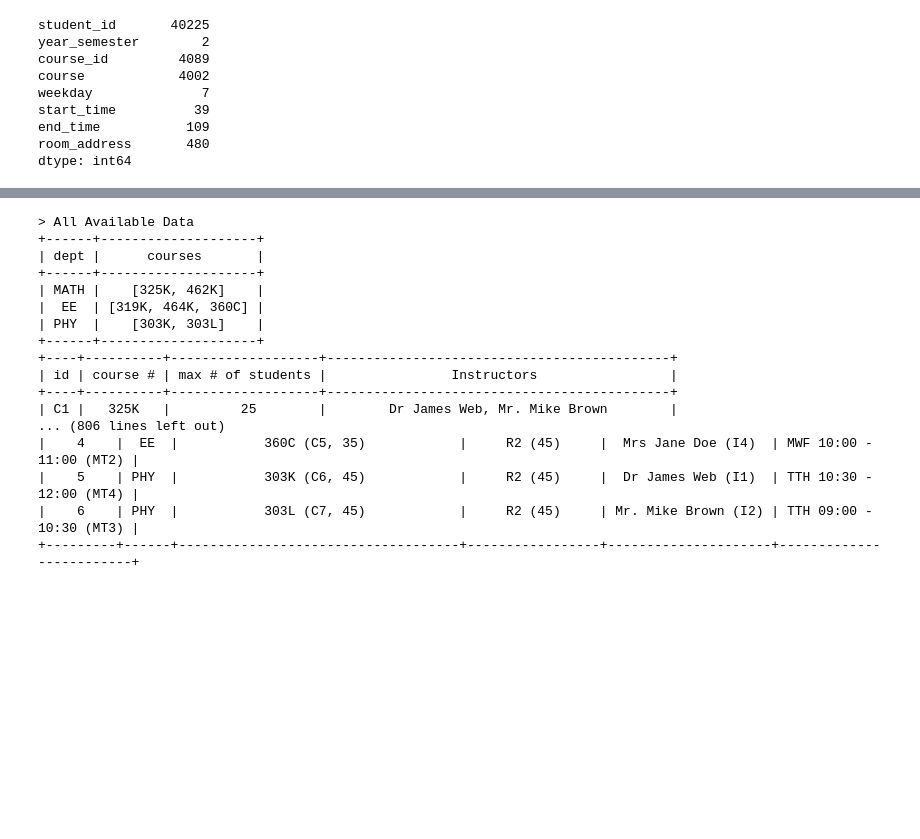
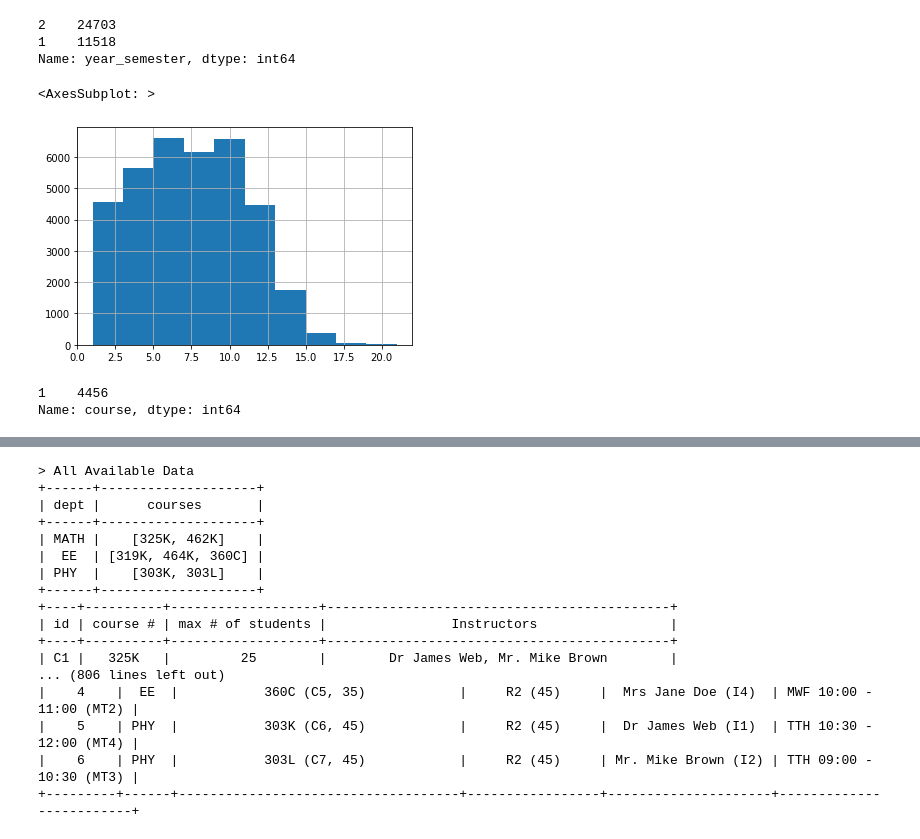
Before and after one commit to dinhgiangltk/analysis-projects, a Jupyter notebook: genetic_algorithm/case_workshift_scheduling.ipynb, the cells around one changed output, grey strips where cells are left out. Saved outputs shown, nothing was run; the diff lists cells and outputs as text; code cells hidden in the pictures; blank space fills up the shorter version.

```diff
--- a/genetic_algorithm/case_workshift_scheduling.ipynb
+++ b/genetic_algorithm/case_workshift_scheduling.ipynb
@@ -11,15 +11,25 @@ timetable_data = timetable_zip.read('student_timetable.csv')
 timetable_bytes = io.BytesIO(timetable_data)
 timetable_bytes.seek(0)
 df = pd.read_csv(timetable_bytes, sep=';', on_bad_lines='warn')
+df = df[df["room_address"] != 'Missing info']
+df['room_address'] = df['room_address'].apply(str.strip)
-# %%
-df.nunique()
-# %% [output]
-student_id       40225
-year_semester        2
-course_id         4089
-course            4002
-weekday              7
-start_time          39
-end_time           109
-room_address       480
-dtype: int64
+# %%
+# not all students join both semesters in 2019
+df.groupby("student_id")["year_semester"].nunique().value_counts()
+# %% [output]
+2    24703
+1    11518
+Name: year_semester, dtype: int64
+# %%
+# a student can join many courses
+df.groupby("student_id")["course_id"].nunique().hist()
+# %% [output]
+<AxesSubplot: >
+[figure, added]
+# %%
+# some different courses have the same course_id
+# but, one semester, one course_id only has one course name
+df.groupby(["year_semester","course_id"])["course"].nunique().value_counts()
+# %% [output]
+1    4456
+Name: course, dtype: int64
```
Also changed, not shown: parts of 2 cells of this notebook, 4 other files.
